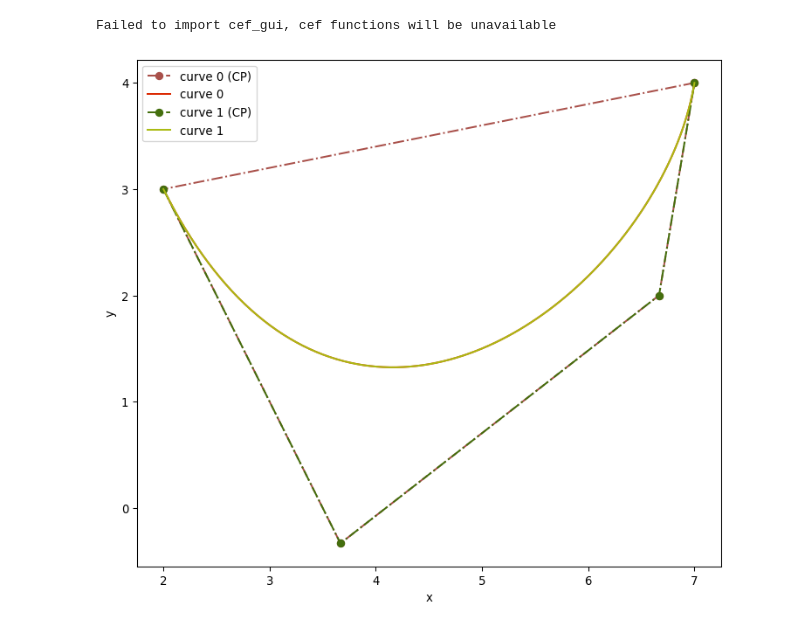
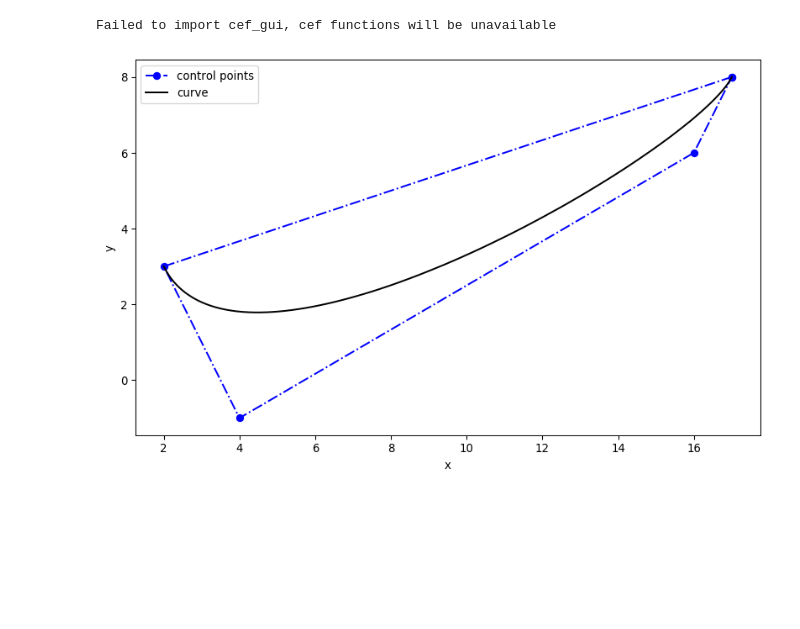
Before and after one commit to D-SLAVIN/IIB-F-JL-3, a Jupyter notebook: WeekL4/HermiteConversion.ipynb, the cells around one changed output. Drawn from its saved outputs; the diff is of its cells as text; code cells hidden in the pictures; blank space fills up the shorter version.

```diff
--- a/WeekL4/HermiteConversion.ipynb
+++ b/WeekL4/HermiteConversion.ipynb
@@ -14,31 +18,29 @@ Failed to import cef_gui, cef functions will be unavailable
 #Define the 2 vectors and 2 tangents
 
 v1 = [2,3,0]
-m1 = [5,-10,0]
-v4 = [7,4,0]
-m4 = [1,6,0]
+m1 = [6,-12, 0]
+v4 = [17,8,0]
+m4 = [3,6,0]
+
+#Define the vector normals
+
+m1_norm = [m1[i]/np.linalg.norm(m1) for i in range(3)]
+m4_norm = [m4[i]/np.linalg.norm(m4) for i in range(3)]
 # %%
 #Convert to Bezier Control Points
 p0 = v1
 p1 = [v1[i] + m1[i]/3 for i in range(3)]
 p2 = [v4[i]- m4[i]/3 for i in range(3)]
 p3 = v4
-p5 = [p0[i]/2 + p3[i]/2 for i in range(3)]
 
 #Sketch NURBS with weights 1
 
-crv1 = NURBS.Curve()
-crv1.degree = 3
-crv1.ctrlptsw = [p3 + [1], p0 + [1], p1 + [1], p2 + [1], p3 + [1]]
-crv1.knotvector = [0, 0, 0, 0, 0, 1, 1, 1, 1]
+crv = NURBS.Curve()
+crv.degree = 3
+crv.ctrlptsw = [p3 + [1], p0 + [1], p1 + [1], p2 + [1], p3 + [1]]
+crv.knotvector = [0, 0, 0, 0, 0, 1, 1, 1, 1]
 
-crv2 = NURBS.Curve()
-crv2.degree = 3
-crv2.ctrlptsw = [p0 + [1], p1 + [1], p2 + [1], p3 + [1]]
-crv2.knotvector = [0, 0, 0, 0, 1, 1, 1, 1]
-
-mcrv = multi.CurveContainer(crv1, crv2)
-mcrv.vis = VisMPL.VisCurve2D()
-mcrv.render()
+crv.vis = VisMPL.VisCurve2D()
+crv.render()
 # %% [output]
-[figure, old version]
+[figure, new version]
```
Also changed, not shown: parts of 6 cells of this notebook, 2 other files.
